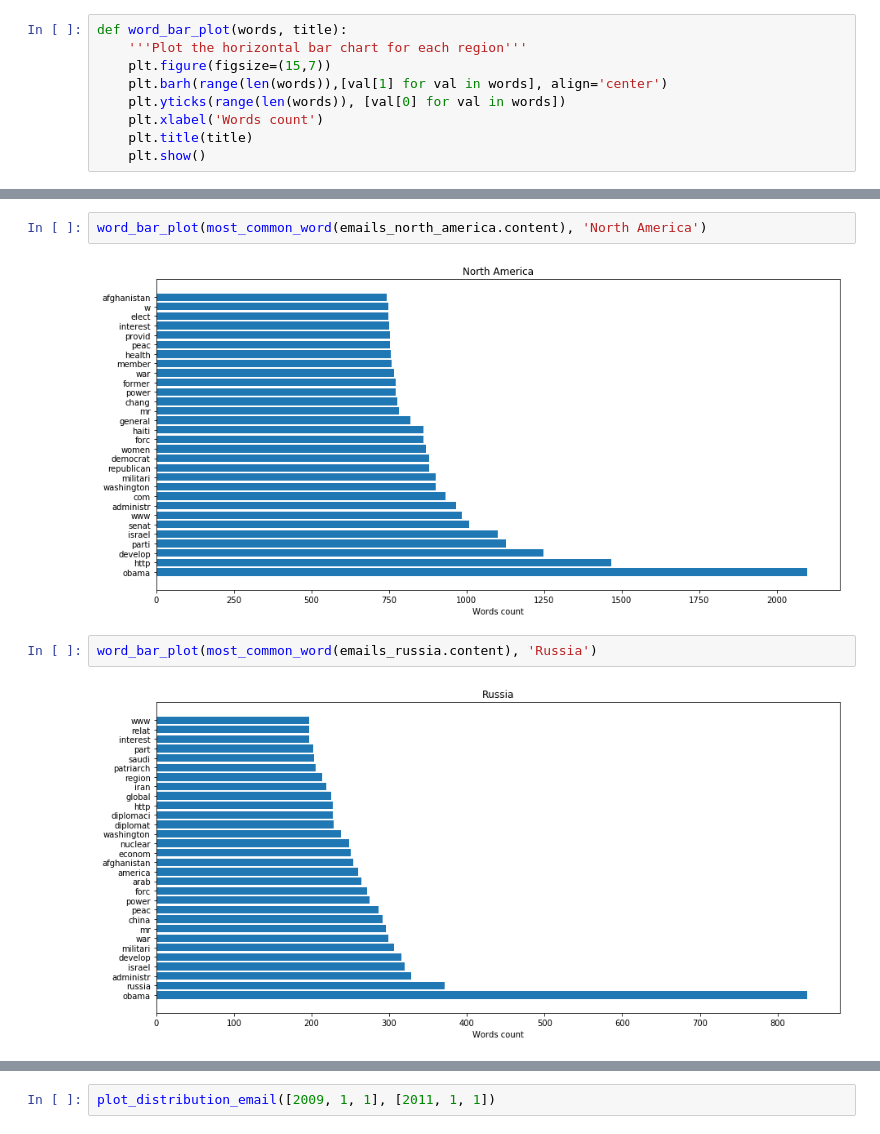
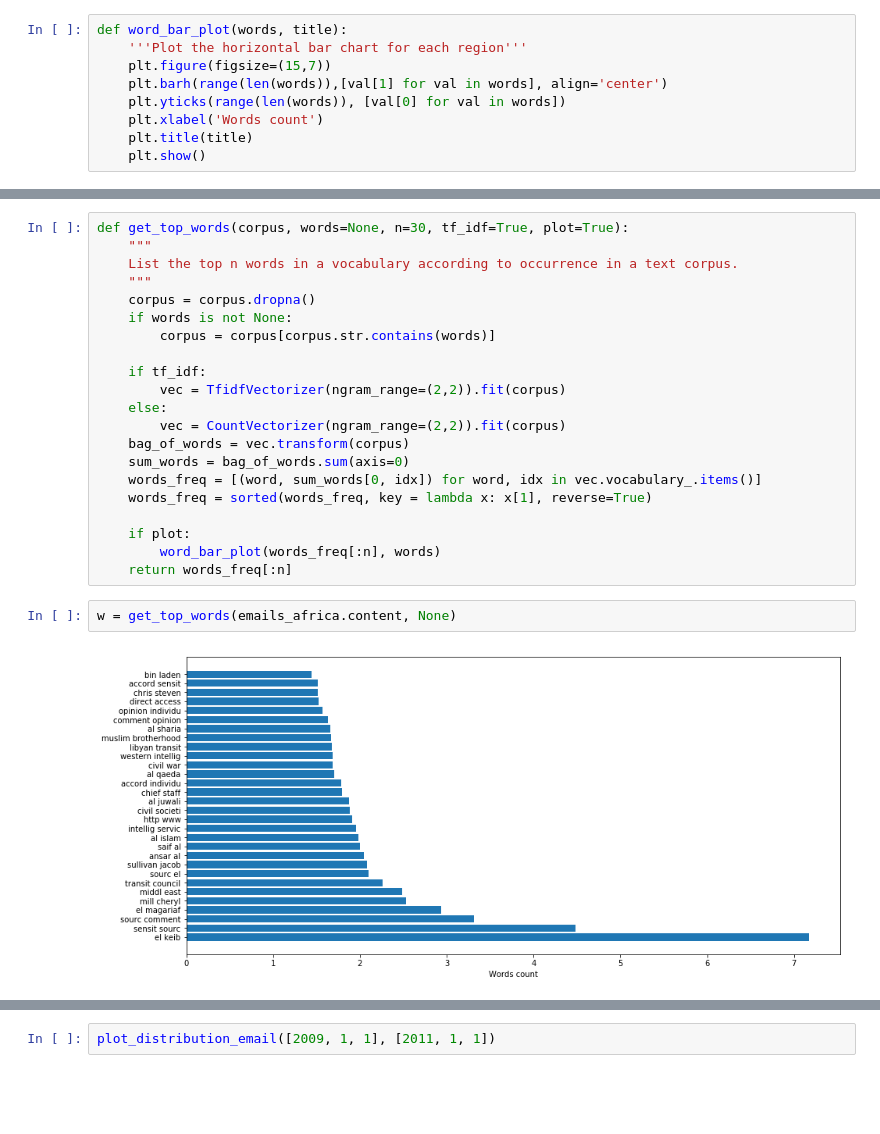
Before and after one commit to KennethThNg/Project, a Jupyter notebook: src/data_exploration.ipynb, the cells around one changed output, grey strips where cells are left out. Saved outputs shown, nothing was run; the diff lists cells and outputs as text; blank space fills up the shorter version.

```diff
--- a/src/data_exploration.ipynb
+++ b/src/data_exploration.ipynb
@@ -848,8 +836,25 @@ word_bar_plot(most_common_word(emails_latino.content), 'Latino')
-# %%
-word_bar_plot(most_common_word(emails_north_america.content), 'North America')
-# %% [output]
-[figure, removed]
-# %%
-word_bar_plot(most_common_word(emails_russia.content), 'Russia')
-# %% [output]
-[figure, removed]
+# %%
+def get_top_words(corpus, words=None, n=30, tf_idf=True, plot=True):
+    """
+    List the top n words in a vocabulary according to occurrence in a text corpus.
+    """
+    corpus = corpus.dropna()
+    if words is not None:
+        corpus = corpus[corpus.str.contains(words)]
+
+    if tf_idf:
+        vec = TfidfVectorizer(ngram_range=(2,2)).fit(corpus)
+    else:
+        vec = CountVectorizer(ngram_range=(2,2)).fit(corpus)
+    bag_of_words = vec.transform(corpus)
+    sum_words = bag_of_words.sum(axis=0)
+    words_freq = [(word, sum_words[0, idx]) for word, idx in vec.vocabulary_.items()]
+    words_freq = sorted(words_freq, key = lambda x: x[1], reverse=True)
+
+    if plot:
+        word_bar_plot(words_freq[:n], words)
+    return words_freq[:n]
+# %%
+w = get_top_words(emails_africa.content, None)
+# %% [output]
+[figure, added]
```
Also changed, not shown: parts of 47 cells of this notebook, 1 other file.
